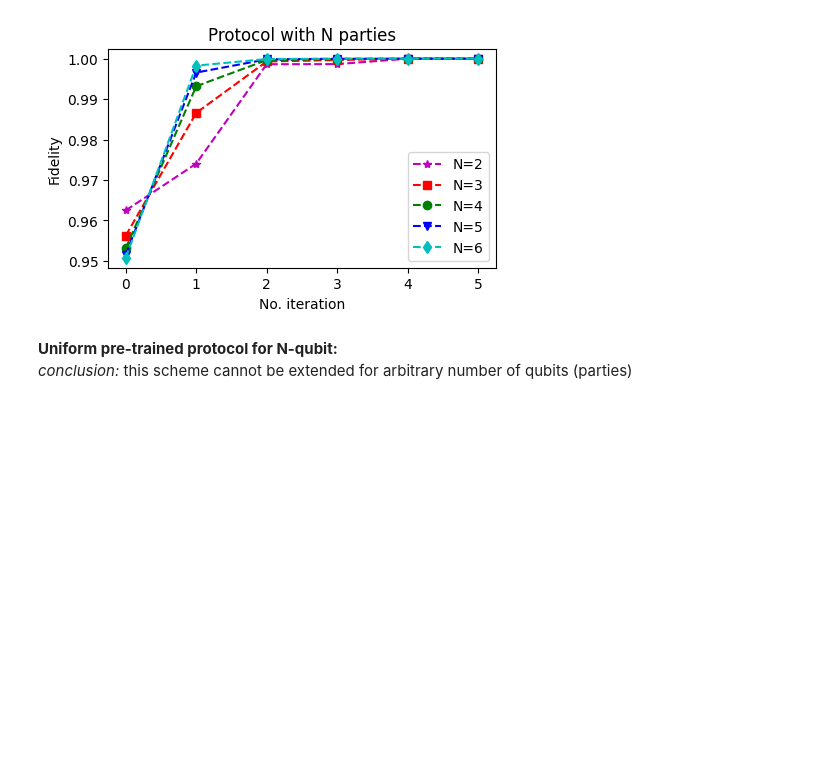
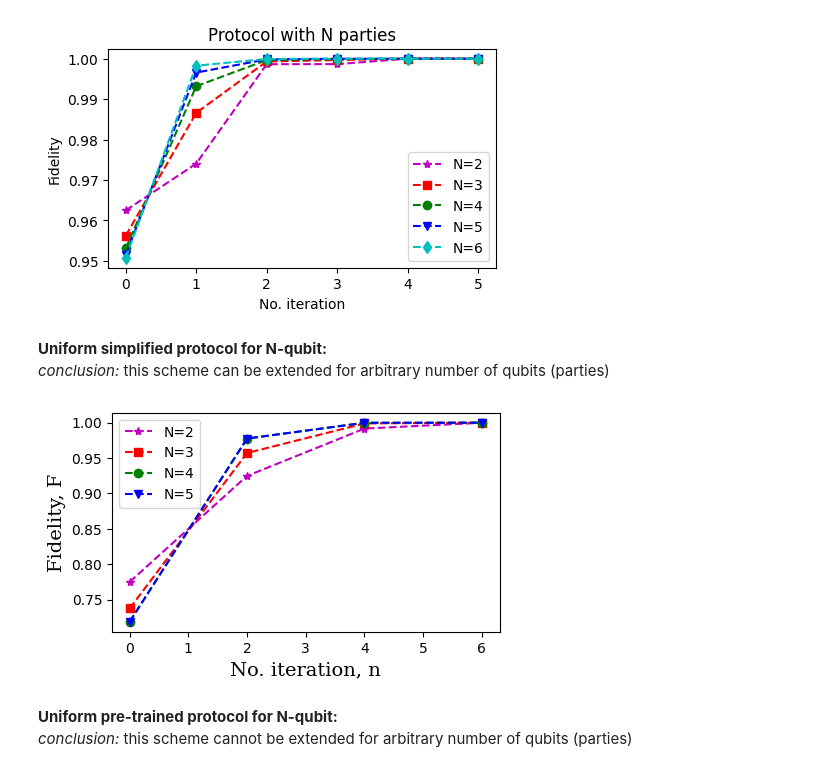
Before and after one commit to Aron9605/N-qubit-nonlinear-protocol, a Jupyter notebook: Nqubit_numerics.ipynb, the cells around one changed output. Cells and saved outputs as stored; diff of their text form; code cells hidden in the pictures; blank space fills up the shorter version.

```diff
--- a/Nqubit_numerics.ipynb
+++ b/Nqubit_numerics.ipynb
@@ -314,3 +330,6 @@ plt.show()
 [interactive output not drawn]
 [interactive output not drawn]
 [figure]
+# %% [markdown]
+**Uniform simplified protocol for N-qubit:** <br>
+*conclusion:* this scheme can be extended for arbitrary number of qubits (parties)
@@ -317,3 +350,24 @@ plt.show()
+# %%
+xfont = {'fontname':'serif'}
+
+fig, ax = plt.subplots(figsize=(5,3))
+ax.plot(iter_data[0::2], protocol_list[0][0::2], '*--m', label='N=2')
+ax.plot(iter_data[0::2], protocol_list[1][0::2], 's--r', label='N=3')
+ax.plot(iter_data[0::2], protocol_list[2][0::2], 'o--g', label='N=4')
+ax.plot(iter_data[0::2], protocol_list[2][0::2], 'v--b', label='N=5')
+
+ax.legend()
+ax.set_xlabel('No. iteration, n', **xfont)
+ax.set_ylabel('Fidelity, F', **xfont)
+plt.rc('axes', labelsize=14)
+plt.rc('xtick', labelsize=10)
+plt.rc('ytick', labelsize=10)
+plt.subplots_adjust(bottom=0.15)
+#fig.savefig('uniλ.pdf')
+#files.download("uniλ.pdf")
+plt.show()
+# %% [output]
+[figure, added]
 # %% [markdown]
 **Uniform pre-trained protocol for N-qubit:** <br>
 *conclusion:* this scheme cannot be extended for arbitrary number of qubits (parties)
```
Also changed, not shown: parts of 13 cells of this notebook.
